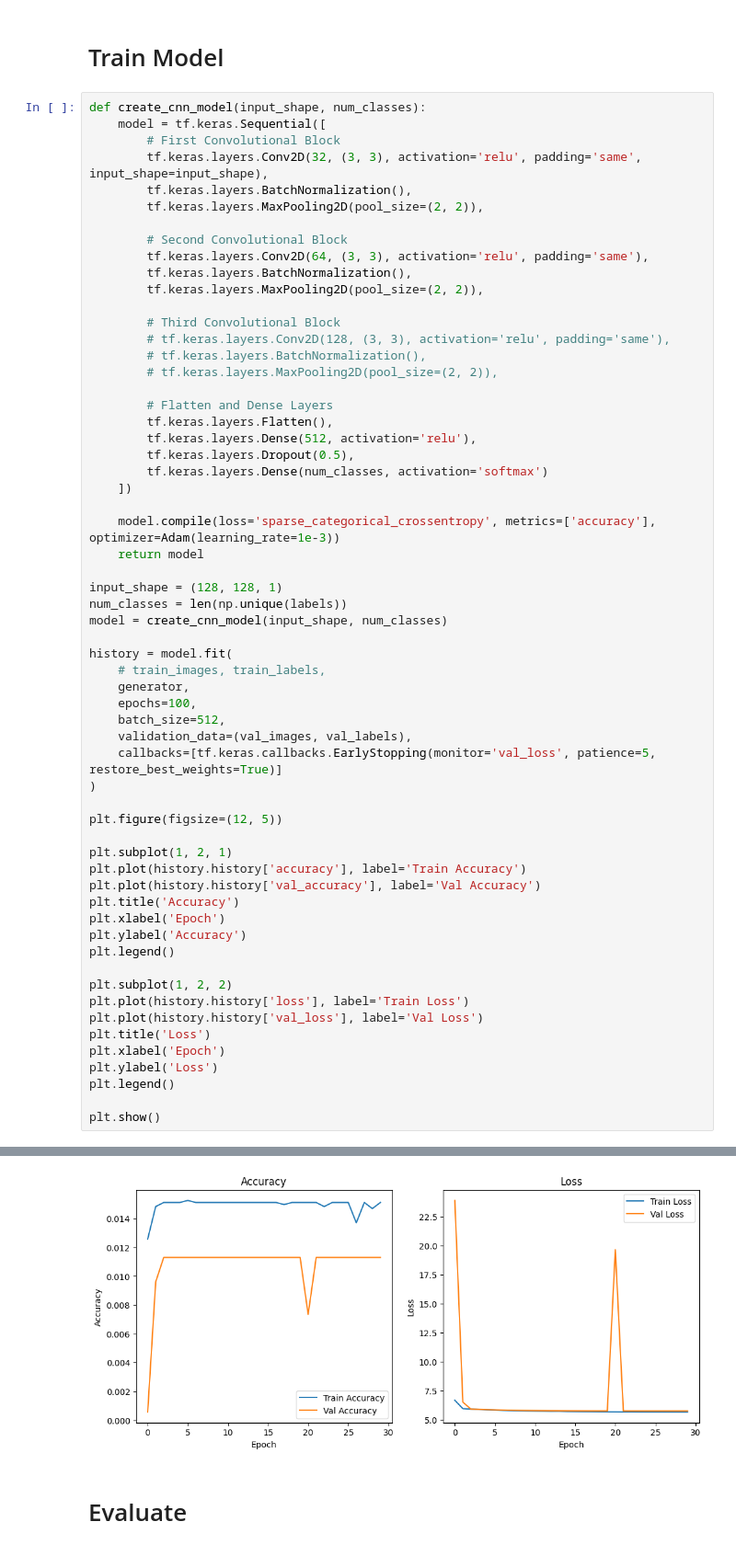
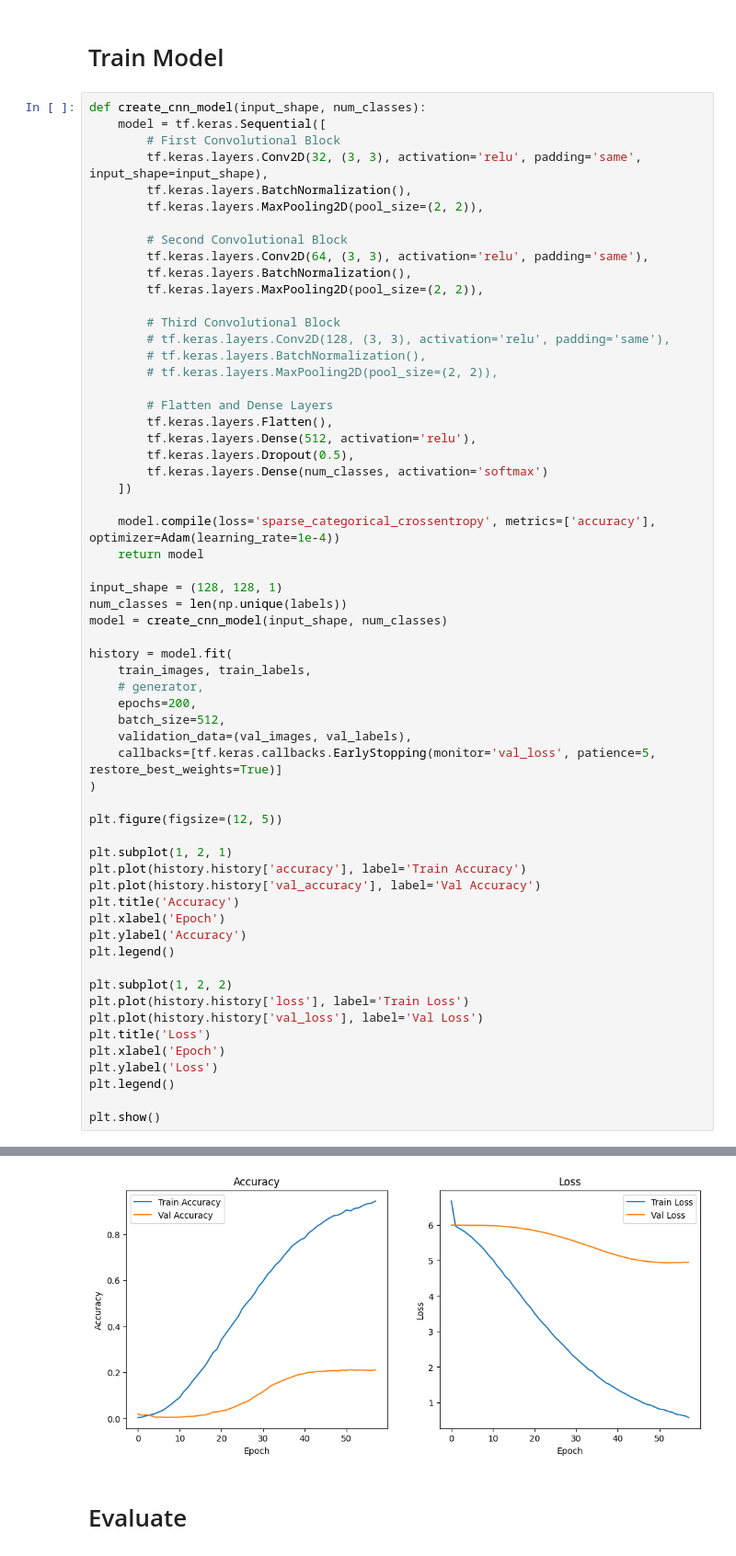
Before and after one commit to achen632/Picture-to-Pinyin, a Jupyter notebook: main.ipynb, the cells around one changed output, grey strips where cells are left out. Shown at 92% size. Drawn from its saved outputs; the diff is of its cells as text.

```diff
--- a/main.ipynb
+++ b/main.ipynb
@@ -220,7 +211,7 @@ def create_cnn_model(input_shape, num_classes):
         tf.keras.layers.Dense(num_classes, activation='softmax')
     ])
 
-    model.compile(loss='sparse_categorical_crossentropy', metrics=['accuracy'], optimizer=Adam(learning_rate=1e-3))
+    model.compile(loss='sparse_categorical_crossentropy', metrics=['accuracy'], optimizer=Adam(learning_rate=1e-4))
     return model
 
 input_shape = (128, 128, 1)
@@ -228,9 +219,9 @@ num_classes = len(np.unique(labels))
 model = create_cnn_model(input_shape, num_classes)
 
 history = model.fit(
-    # train_images, train_labels,
-    generator,
-    epochs=100,
+    train_images, train_labels,
+    # generator,
+    epochs=200,
     batch_size=512,
     validation_data=(val_images, val_labels),
     callbacks=[tf.keras.callbacks.EarlyStopping(monitor='val_loss', patience=5, restore_best_weights=True)]
@@ -291,4 +267,4 @@ Epoch 30/100
-[figure, old version]
+[figure, new version]
 # %% [markdown]
 # Evaluate
 # %%
```
Also changed, not shown: parts of 7 cells of this notebook.
